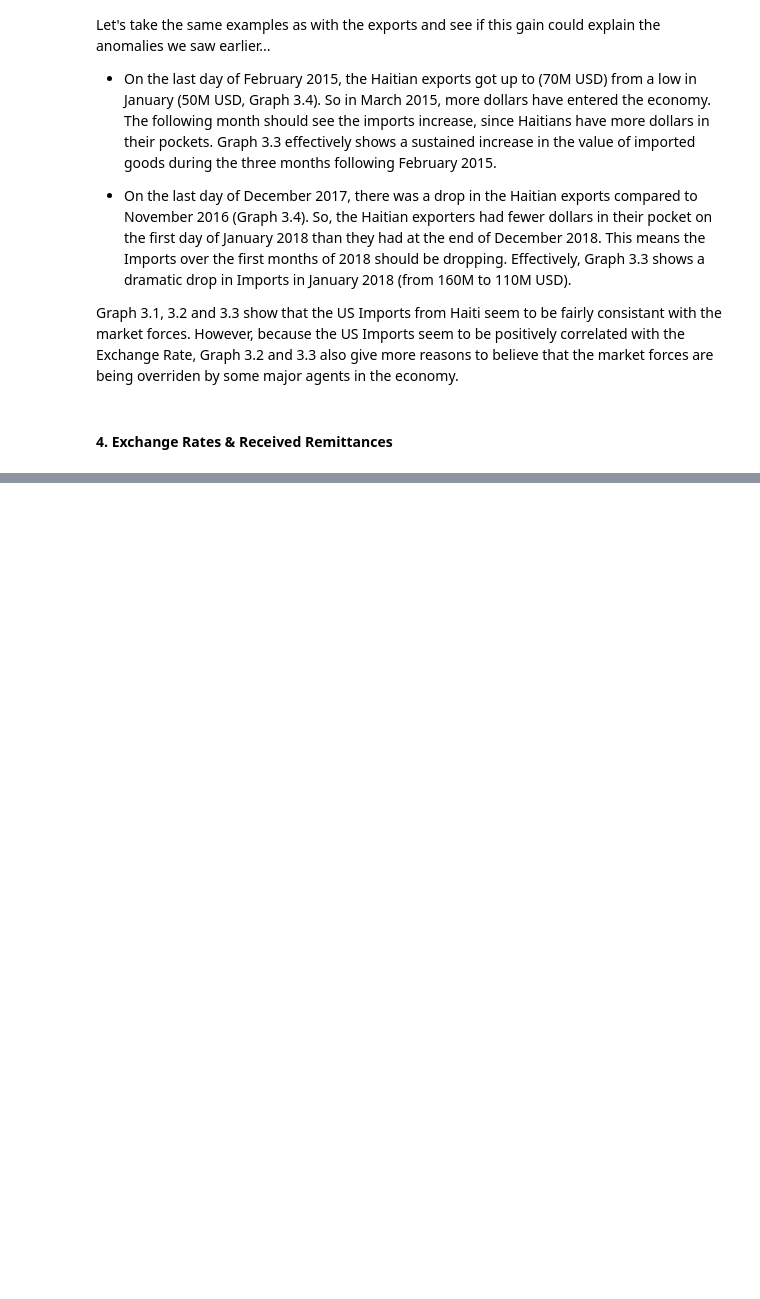
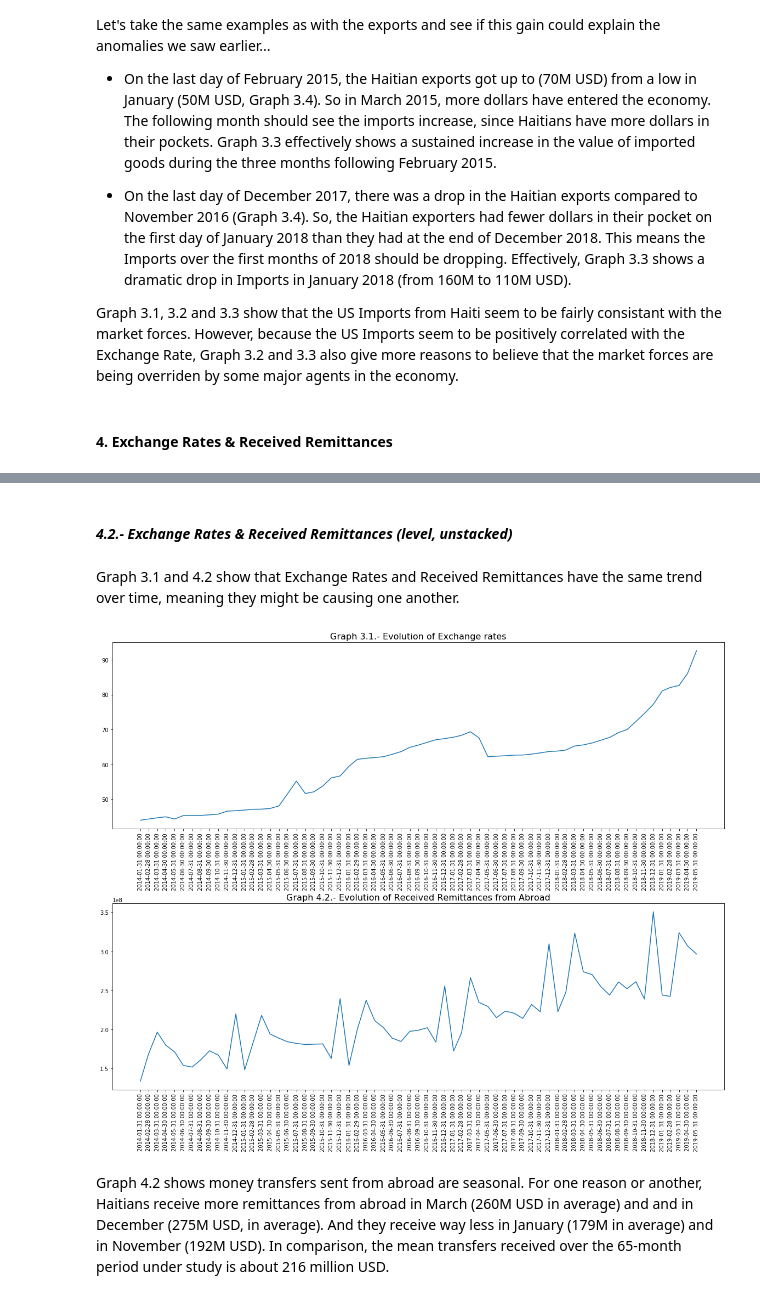
Before and after one commit to gregpinchy/creative-capstone-AA, a Jupyter notebook: time_series.ipynb, the cells around one changed output, grey strips where cells are left out. Cells and saved outputs as stored; diff of their text form; code cells hidden in the pictures; blank space fills up the shorter version.

```diff
--- a/time_series.ipynb
+++ b/time_series.ipynb
@@ -715,0 +748,13 @@ Graph 3.1, 3.2 and 3.3 show that the US Imports from Haiti seem to be fairly con
+# %% [markdown]
+#### _4.2.- Exchange Rates & Received Remittances (level, unstacked)_
+# %% [markdown]
+Graph 3.1 and 4.2 show that Exchange Rates and Received Remittances have the same trend over time, meaning they might be causing one another.
+# %%
+viz(dg[['end_rate', 'rec_rem']], (20,15), col=1, row=2,
+    title = ['Graph 3.1.- Evolution of Exchange rates',
+             'Graph 4.2.- Evolution of Received Remittances from Abroad'],
+    name='graphs/end_rate-rec_unstacked')
+# %% [output]
+[figure, added]
+# %% [markdown]
+Graph 4.2 shows money transfers sent from abroad are seasonal. For one reason or another, Haitians receive more remittances from abroad in March (260M USD in average) and and in December (275M USD, in average). And they receive way less in January (179M in average) and in November (192M USD). In comparison, the mean transfers received over the 65-month period under study is about 216 million USD.
```
Also changed, not shown: parts of 60 cells of this notebook, 6 other files.
